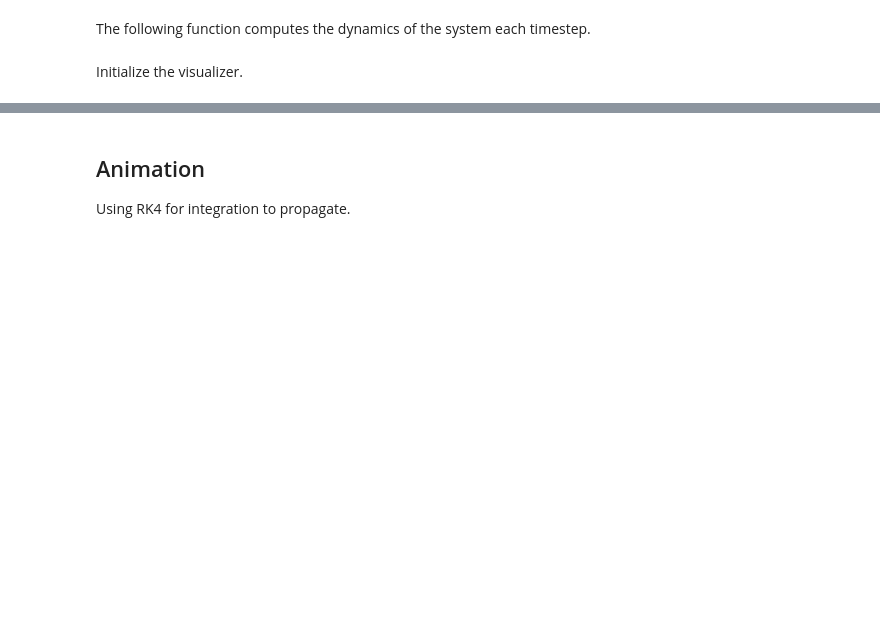
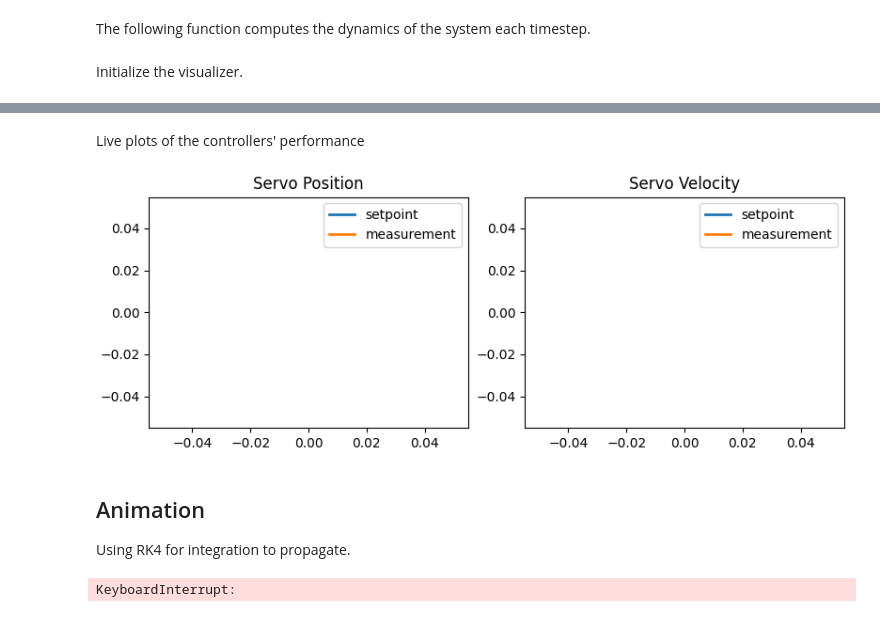
Before and after one commit to kaloyankdimitrov/ballnbeam, a Jupyter notebook: ballnbeam.ipynb, the cells around one changed output, grey strips where cells are left out. Cells and saved outputs as stored; diff of their text form; code cells hidden in the pictures; blank space fills up the shorter version.

Commit message:
Added live plots of the servo PID.

```diff
--- a/ballnbeam.ipynb
+++ b/ballnbeam.ipynb
@@ -139,15 +140,60 @@ http://127.0.0.1:7002/static/
 [interactive output not drawn]
+# %% [markdown]
+Live plots of the controllers' performance
+# %%
+fig, ax = plt.subplots(
+    nrows=1, ncols=2,
+    figsize=(8,3),
+    gridspec_kw={'width_ratios':[1,1]}
+)
+fig.set_constrained_layout(True)   # allow dynamic spacing
+
+ax[0].set_title('Servo Position')
+theta_beam_setpoint_x, theta_beam_setpoint_y = [], []
+theta_beam_actual_x, theta_beam_actual_y = [], []
+(theta_beam_setpoint_line,) = ax[0].plot([], [], lw=2, label='setpoint')
+(theta_beam_actual_line,) = ax[0].plot([], [], lw=2, label='measurement')
+ax[0].legend()
+ax[1].set_title('Servo Velocity')
+omega_beam_setpoint_x, omega_beam_setpoint_y = [], []
+omega_beam_actual_x, omega_beam_actual_y = [], []
+(omega_beam_setpoint_line,) = ax[1].plot([], [], lw=2, label='setpoint')
+(omega_beam_actual_line,) = ax[1].plot([], [], lw=2, label='measurement')
+ax[1].legend()
+
+def update_plot(t, new_theta_beam_setpoint, new_theta_beam_actual, new_omega_beam_setpoint, new_omega_beam_actual):
+    # pos
+    theta_beam_setpoint_x.append(t)
+    theta_beam_setpoint_y.append(new_theta_beam_setpoint)
+    theta_beam_actual_x.append(t)
+    theta_beam_actual_y.append(new_theta_beam_actual)
+    theta_beam_setpoint_line.set_data(theta_beam_setpoint_x, theta_beam_setpoint_y)
+    theta_beam_actual_line.set_data(theta_beam_actual_x, theta_beam_actual_y)
+    ax[0].set_xlim(0, t)
+    ax[0].set_ylim(jnp.min(jnp.array(theta_beam_actual_y + theta_beam_setpoint_y)), jnp.max(jnp.array(theta_beam_actual_y + theta_beam_setpoint_y)))
+    # vel
+    omega_beam_setpoint_x.append(t)
+    omega_beam_setpoint_y.append(new_omega_beam_setpoint)
+    omega_beam_actual_x.append(t)
+    omega_beam_actual_y.append(new_omega_beam_actual)
+    omega_beam_setpoint_line.set_data(omega_beam_setpoint_x, omega_beam_setpoint_y)
+    omega_beam_actual_line.set_data(omega_beam_actual_x, omega_beam_actual_y)
+    ax[1].set_xlim(0, t)
+    ax[1].set_ylim(jnp.min(jnp.array(omega_beam_actual_y + omega_beam_setpoint_y)), jnp.max(jnp.array(omega_beam_actual_y + omega_beam_setpoint_y)))
+    fig.canvas.draw()
+    fig.canvas.flush_events()
+# %% [output]
+[figure, added]
 # %% [markdown]
 ## Animation
 
 Using RK4 for integration to propagate.
 # %%
-tf = 20
-dt = 1e-2
-N = int(tf/dt)
-x0 = jnp.array(q_init + qdot_init)
 for k in range(N):
-    x0 = rk4_step(dyn_step, x0, dt)
+    x0, data = rk4_step(dyn_step, x0, dt)
     q, qdot = jnp.split(x0, 2)
+    update_plot(k*dt, data[0], q[3], data[1], qdot[3])
     viewer.render(q)
     time.sleep(dt)
+# %% [output]
+KeyboardInterrupt:
```
Also changed, not shown: parts of 4 cells of this notebook.
